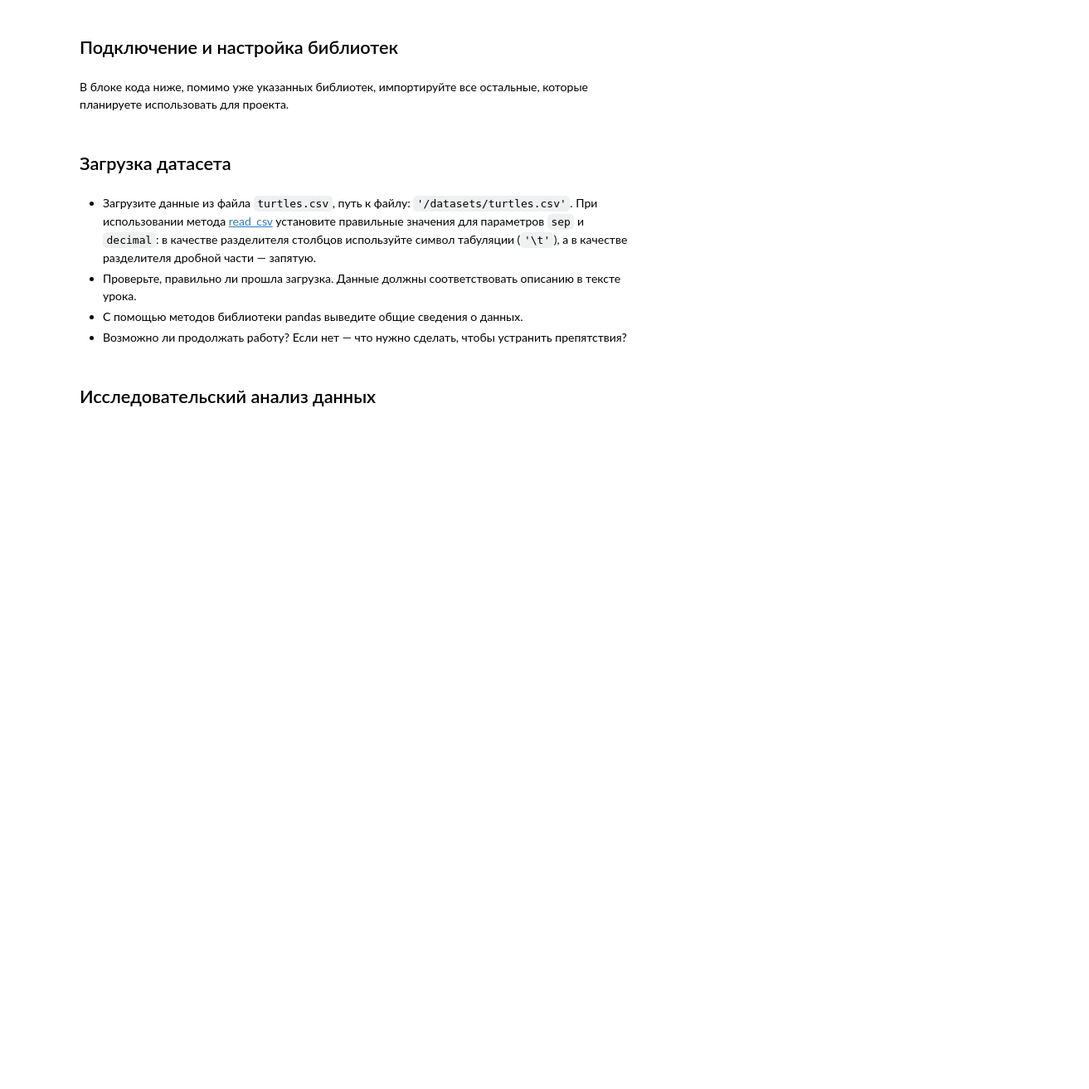
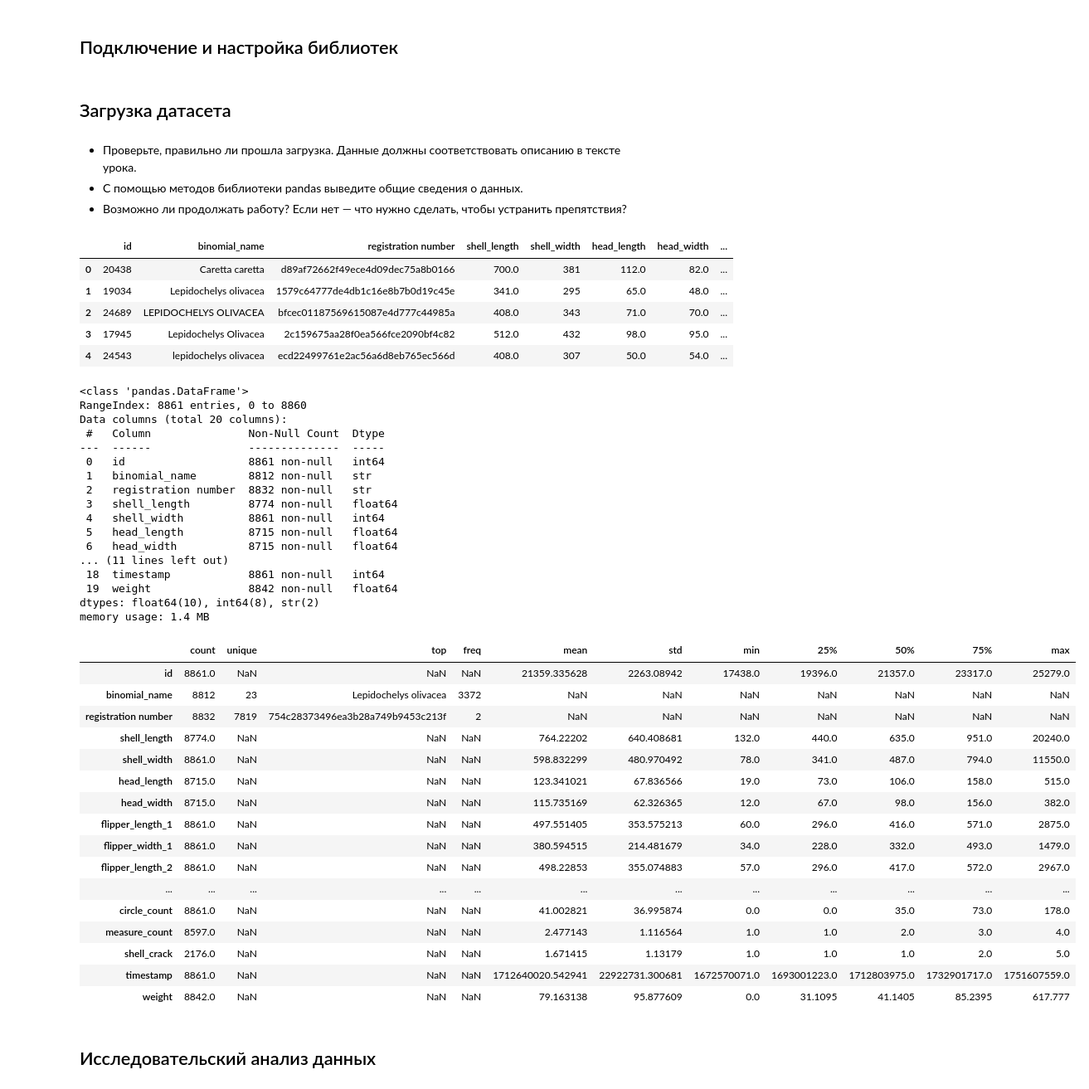
Before and after one commit to MEYakunin/Sprint10_Tortilla_Center, a Jupyter notebook: Sprint10_Tortilla_Center_Yakunin_Mikl.ipynb, the cells around one changed output. Shown at 83% size. Saved outputs shown, nothing was run; the diff lists cells and outputs as text; code cells hidden in the pictures; blank space fills up the shorter version.

```diff
--- a/Sprint10_Tortilla_Center_Yakunin_Mikl.ipynb
+++ b/Sprint10_Tortilla_Center_Yakunin_Mikl.ipynb
@@ -32,18 +32,64 @@
 В рамках данного проекта решается задача регрессии с целевой переменной weight (масса черепахи, кг). Качество модели оценивается по трём метрикам: MAE ≤ 5 кг (для взрослых особей), MAPE (относительная ошибка) и R² ≥ 0.97 (доля объяснённой дисперсии). Успешной считается линейная модель, которая на тестовой выборке достигает всех трёх пороговых значений, сохраняя интерпретируемость коэффициентов и воспроизводимость результатов.
 # %% [markdown]
 ## Подключение и настройка библиотек
-# %% [markdown]
-В блоке кода ниже, помимо уже указанных библиотек, импортируйте все остальные, которые планируете использовать для проекта.
 # %%
 import numpy as np
 import pandas as pd
 # %% [markdown]
 ## Загрузка датасета
 # %% [markdown]
-- Загрузите данные из файла `turtles.csv`, путь к файлу: `'/datasets/turtles.csv'`. При использовании метода [read_csv](https://pandas.pydata.org/pandas-docs/stable/reference/api/pandas.read_csv.html) установите правильные значения для параметров `sep` и `decimal`: в качестве разделителя столбцов используйте символ табуляции (`'\t'`), а в качестве разделителя дробной части — запятую.
 - Проверьте, правильно ли прошла загрузка. Данные должны соответствовать описанию в тексте урока.
 - С помощью методов библиотеки pandas выведите общие сведения о данных.
 - Возможно ли продолжать работу? Если нет — что нужно сделать, чтобы устранить препятствия?
+# %%
+# Загружаем датасет
+df = pd.read_csv('turtles.csv', sep='\t', decimal=',')
+# %%
+# Выводим общую информацию о датафрейме
+display(df.head(5))
+df.info()
+df.describe(include='all').T
+# %% [output]
+|  | id | binomial_name | registration number | shell_length | shell_width | head_length | head_width | ... |
+| 0 | 20438 | Caretta caretta | d89af72662f49ece4d09dec75a8b0166 | 700.0 | 381 | 112.0 | 82.0 | ... |
+| 1 | 19034 | Lepidochelys olivacea | 1579c64777de4db1c16e8b7b0d19c45e | 341.0 | 295 | 65.0 | 48.0 | ... |
+| 2 | 24689 | LEPIDOCHELYS OLIVACEA | bfcec01187569615087e4d777c44985a | 408.0 | 343 | 71.0 | 70.0 | ... |
+| 3 | 17945 | Lepidochelys Olivacea | 2c159675aa28f0ea566fce2090bf4c82 | 512.0 | 432 | 98.0 | 95.0 | ... |
+| 4 | 24543 | lepidochelys olivacea | ecd22499761e2ac56a6d8eb765ec566d | 408.0 | 307 | 50.0 | 54.0 | ... |
+<class 'pandas.DataFrame'>
+RangeIndex: 8861 entries, 0 to 8860
+Data columns (total 20 columns):
+ #   Column               Non-Null Count  Dtype
+---  ------               --------------  -----
+ 0   id                   8861 non-null   int64
+ 1   binomial_name        8812 non-null   str
+ 2   registration number  8832 non-null   str
+ 3   shell_length         8774 non-null   float64
+ 4   shell_width          8861 non-null   int64
+ 5   head_length          8715 non-null   float64
+ 6   head_width           8715 non-null   float64
+... (11 lines left out)
+ 18  timestamp            8861 non-null   int64
+ 19  weight               8842 non-null   float64
+dtypes: float64(10), int64(8), str(2)
+memory usage: 1.4 MB
+|  | count | unique | top | freq | mean | std | min | 25% | 50% | 75% | max |
+| id | 8861.0 | NaN | NaN | NaN | 21359.335628 | 2263.08942 | 17438.0 | 19396.0 | 21357.0 | 23317.0 | 25279.0 |
+| binomial_name | 8812 | 23 | Lepidochelys olivacea | 3372 | NaN | NaN | NaN | NaN | NaN | NaN | NaN |
+| registration number | 8832 | 7819 | 754c28373496ea3b28a749b9453c213f | 2 | NaN | NaN | NaN | NaN | NaN | NaN | NaN |
+| shell_length | 8774.0 | NaN | NaN | NaN | 764.22202 | 640.408681 | 132.0 | 440.0 | 635.0 | 951.0 | 20240.0 |
+| shell_width | 8861.0 | NaN | NaN | NaN | 598.832299 | 480.970492 | 78.0 | 341.0 | 487.0 | 794.0 | 11550.0 |
+| head_length | 8715.0 | NaN | NaN | NaN | 123.341021 | 67.836566 | 19.0 | 73.0 | 106.0 | 158.0 | 515.0 |
+| head_width | 8715.0 | NaN | NaN | NaN | 115.735169 | 62.326365 | 12.0 | 67.0 | 98.0 | 156.0 | 382.0 |
+| flipper_length_1 | 8861.0 | NaN | NaN | NaN | 497.551405 | 353.575213 | 60.0 | 296.0 | 416.0 | 571.0 | 2875.0 |
+| flipper_width_1 | 8861.0 | NaN | NaN | NaN | 380.594515 | 214.481679 | 34.0 | 228.0 | 332.0 | 493.0 | 1479.0 |
+| flipper_length_2 | 8861.0 | NaN | NaN | NaN | 498.22853 | 355.074883 | 57.0 | 296.0 | 417.0 | 572.0 | 2967.0 |
+| ... | ... | ... | ... | ... | ... | ... | ... | ... | ... | ... | ... |
+| circle_count | 8861.0 | NaN | NaN | NaN | 41.002821 | 36.995874 | 0.0 | 0.0 | 35.0 | 73.0 | 178.0 |
+| measure_count | 8597.0 | NaN | NaN | NaN | 2.477143 | 1.116564 | 1.0 | 1.0 | 2.0 | 3.0 | 4.0 |
+| shell_crack | 2176.0 | NaN | NaN | NaN | 1.671415 | 1.13179 | 1.0 | 1.0 | 1.0 | 2.0 | 5.0 |
+| timestamp | 8861.0 | NaN | NaN | NaN | 1712640020.542941 | 22922731.300681 | 1672570071.0 | 1693001223.0 | 1712803975.0 | 1732901717.0 | 1751607559.0 |
+| weight | 8842.0 | NaN | NaN | NaN | 79.163138 | 95.877609 | 0.0 | 31.1095 | 41.1405 | 85.2395 | 617.777 |
 # %% [markdown]
 ## Исследовательский анализ данных
 # %% [markdown]
```
Also changed, not shown: parts of 17 cells of this notebook.
